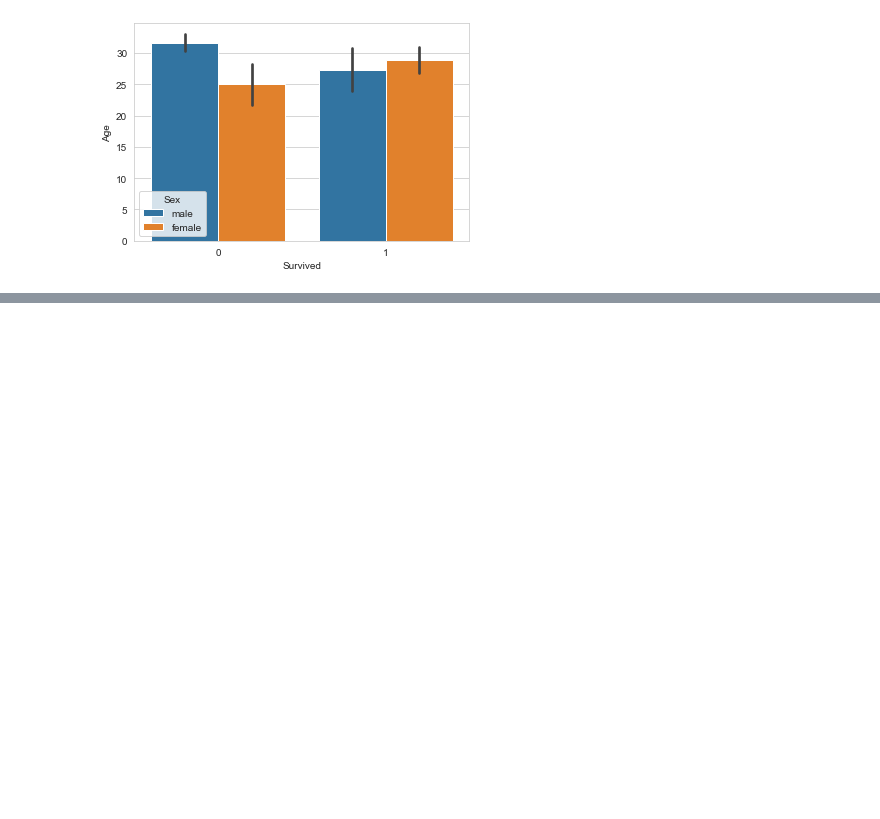
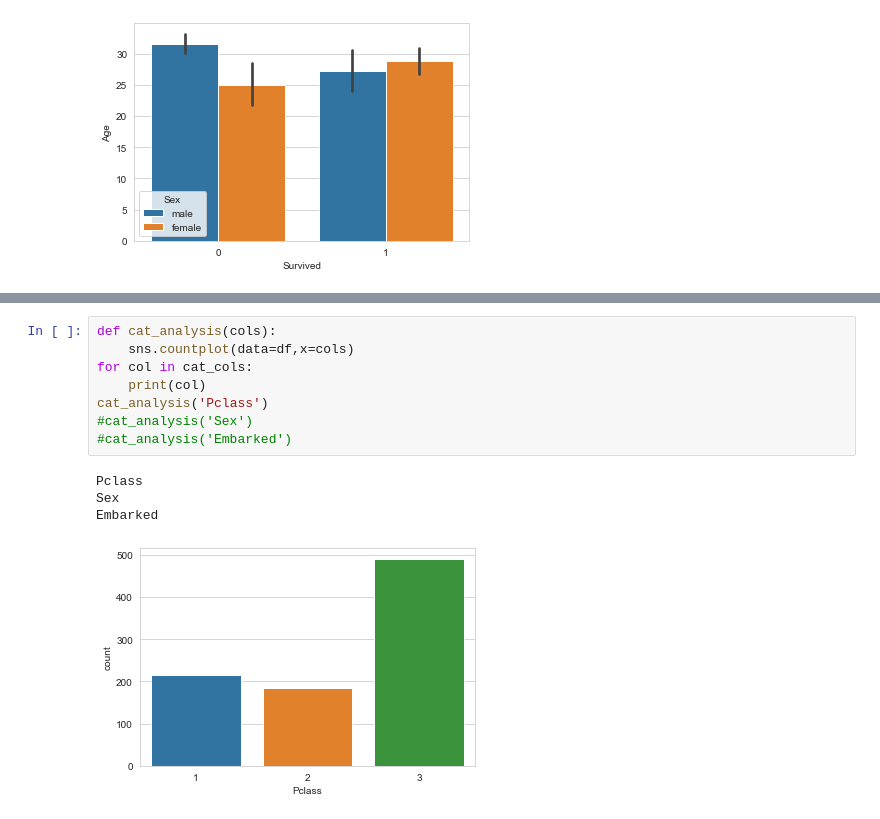
Before and after one commit to Mudit9669/JECRC_CS_Sep22, a Jupyter notebook: day22_logistic_regression.ipynb, the cells around one changed output, grey strips where cells are left out. Drawn from its saved outputs; the diff is of its cells as text; blank space fills up the shorter version.

```diff
--- a/day22_logistic_regression.ipynb
+++ b/day22_logistic_regression.ipynb
@@ -197,0 +228,13 @@ sns.barplot(data=df,y="Age",x='Survived', hue="Sex")
+# %%
+def cat_analysis(cols):
+    sns.countplot(data=df,x=cols)
+for col in cat_cols:
+    print(col)
+cat_analysis('Pclass')
+#cat_analysis('Sex')
+#cat_analysis('Embarked')
+# %% [output]
+Pclass
+Sex
+Embarked
+[figure, added]
```
Also changed, not shown: parts of 36 cells of this notebook.
